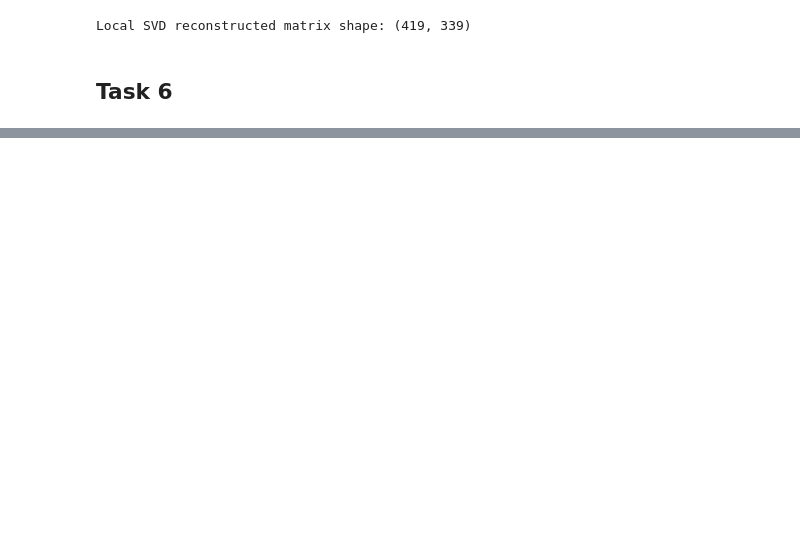
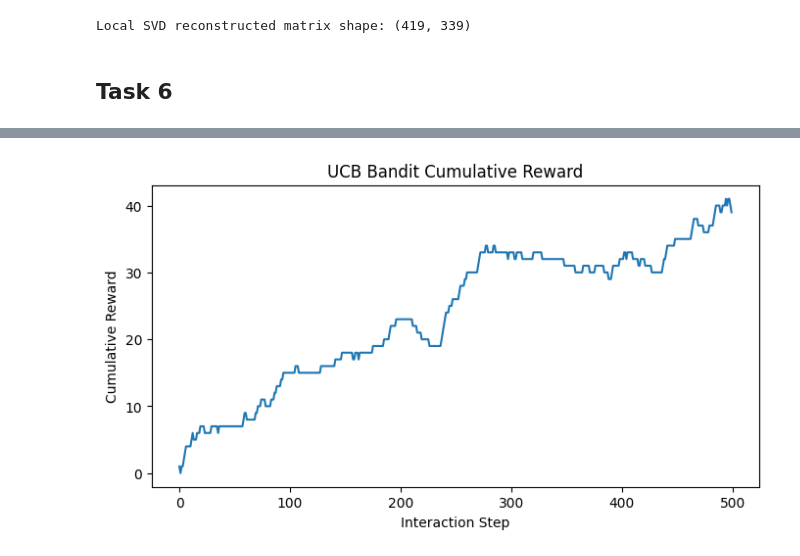
Before and after one commit to ashcrows/iitj_m25de1047_mlbd_Assignment03, a Jupyter notebook: notebook/assignment03.ipynb, the cells around one changed output, grey strips where cells are left out. Saved outputs shown, nothing was run; the diff lists cells and outputs as text; code cells hidden in the pictures; blank space fills up the shorter version.

```diff
--- a/notebook/assignment03.ipynb
+++ b/notebook/assignment03.ipynb
@@ -638,0 +918,45 @@ Traceback (most recent call last):  File "<frozen runpy>", line 198, in _run_mod
+# %%
+# UCB
+class UCBBandit:
+    def __init__(self, arms):
+        self.arms = arms
+        self.counts = {a: 0 for a in arms}
+        self.values = {a: 0.0 for a in arms}
+        self.total_count = 0
+
+    def choose(self):
+        self.total_count += 1
+        for arm in self.arms:
+            if self.counts[arm] == 0:
+                return arm
+        ucb_scores = {
+            arm: self.values[arm] + math.sqrt(2 * math.log(self.total_count) / self.counts[arm])
+            for arm in self.arms
+        }
+        return max(ucb_scores, key=ucb_scores.get)
+
+    def update(self, arm, reward):
+        self.counts[arm] += 1
+        n = self.counts[arm]
+        value = self.values[arm]
+        self.values[arm] = value + (reward - value) / n
+
+ucb = UCBBandit(popular_movies)
+ucb_rewards = []
+total_reward = 0
+
+for uid in users_seq:
+    arm = ucb.choose()
+    reward = reward_table.get(uid, {}).get(arm, 0)
+    ucb.update(arm, reward)
+    total_reward += reward
+    ucb_rewards.append(total_reward)
+
+plt.figure(figsize=(8, 4))
+plt.plot(ucb_rewards)
+plt.title("UCB Bandit Cumulative Reward")
+plt.xlabel("Interaction Step")
+plt.ylabel("Cumulative Reward")
+plt.show()
+# %% [output]
+[figure, added]
```
Also changed, not shown: parts of 30 cells of this notebook.
